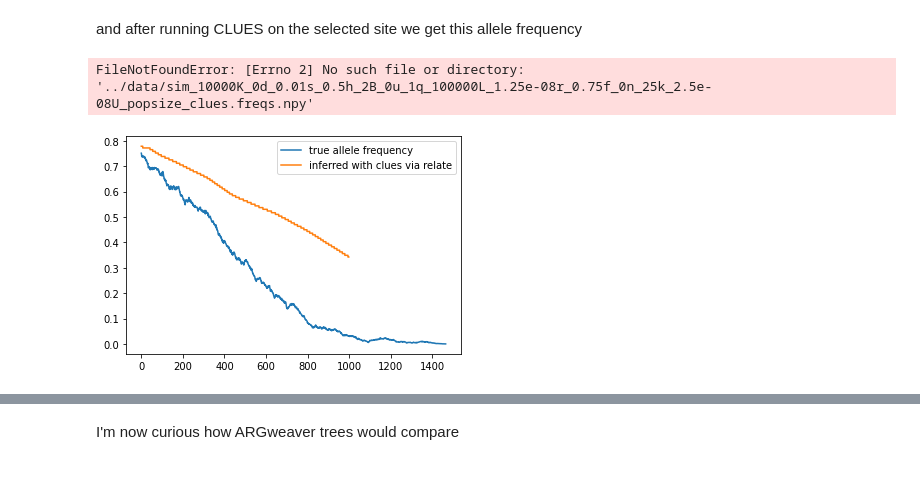
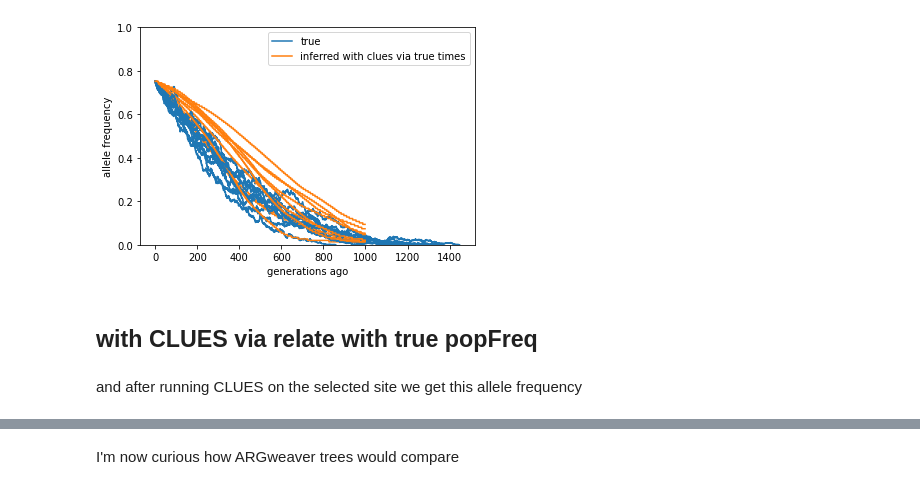
Before and after one commit to mmosmond/treescue, a Jupyter notebook: notebooks/plots.ipynb, the cells around one changed output, grey strips where cells are left out. Saved outputs shown, nothing was run; the diff lists cells and outputs as text; code cells hidden in the pictures.

```diff
--- a/notebooks/plots.ipynb
+++ b/notebooks/plots.ipynb
@@ -41,16 +84,48 @@ plt.show()
+# %%
+ctes = []
+ctps = []
+for n in ns:
+    filename = file %n + extra + '_popsize_clues_true'
+    try:
+        freqs = np.load(filename + '.freqs.npy')
+        clues_epochs = np.load(filename + '.epochs.npy')[:-1] #this is how clues plotting function loads the times (drops the last)
+        ctes.append(clues_epochs)
+        post = np.load(filename + '.post.npy')
+        clues_ps = freqs[np.argmax(post, axis=0)] #maximum likelihood frequencies
+        ctps.append(clues_ps)
+    except:
+        print('missing data for replicate %d' %n)
+        ctes.append([])
+        ctps.append([])
+# %%
+for n in ns:
+    plt.step(tss[n], pss[n], color=plt.cm.tab10(0))
+    plt.step(ctes[n], ctps[n], where='post', color=plt.cm.tab10(1))
+
+plt.xlabel('generations ago')
+plt.ylabel('allele frequency')
+plt.ylim(0,1)
+plt.legend(['true','inferred with clues via true times'])
+plt.show()
+# %% [output]
+[figure, added]
+# %% [markdown]
+## with CLUES via relate with true popFreq
 # %% [markdown]
 and after running CLUES on the selected site we get this allele frequency
 # %%
-freqs = np.load(filename.replace('.coal','_clues.freqs.npy'))
-clues_epochs = np.load(filename.replace('.coal','_clues.epochs.npy'))[:-1] #this is how clues plotting function loads the times (drops the last)
-post = np.load(filename.replace('.coal','_clues.post.npy'))
-clues_ps = freqs[np.argmax(post, axis=0)] #maximum likelihood frequencies
+ces = []
+cps = []
+for n in ns:
+    filename = file %n + extra + '_popsize_clues'
+    try:
+        freqs = np.load(filename + '.freqs.npy')
+        clues_epochs = np.load(filename + '.epochs.npy')[:-1] #this is how clues plotting function loads the times (drops the last)
+        ces.append(clues_epochs)
+        post = np.load(filename + '.post.npy')
+        clues_ps = freqs[np.argmax(post, axis=0)] #maximum likelihood frequencies
+        cps.append(clues_ps)
+    except:
+        print('missing data for replicate %d' %n)
+        ces.append([])
+        cps.append([])
-# %% [output]
-FileNotFoundError: [Errno 2] No such file or directory: '../data/sim_10000K_0d_0.01s_0.5h_2B_0u_1q_100000L_1.25e-08r_0.75f_0n_25k_2.5e-08U_popsize_clues.freqs.npy'
-# %%
-plt.plot(ts, ps, label='true allele frequency')
-plt.step(clues_epochs, clues_ps, where='post', label='inferred with clues via relate')
-plt.legend()
-plt.show()
-# %% [output]
-[figure, removed]
```
Also changed, not shown: parts of 43 cells of this notebook, 4 other files.
